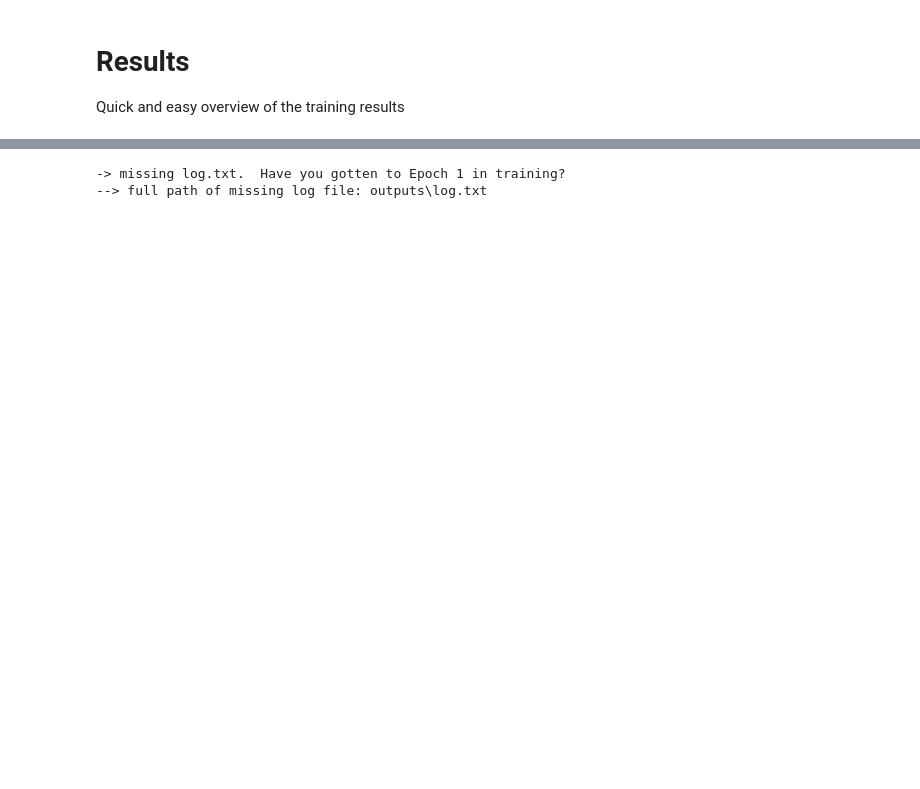
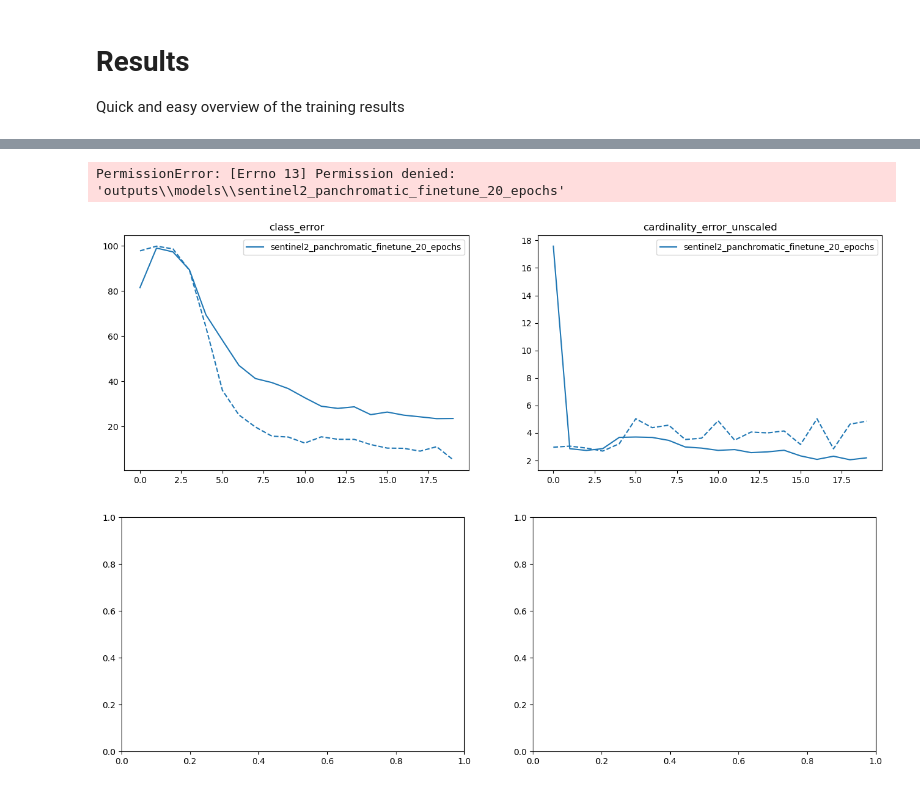
Before and after one commit to Meltob16/detr, a Jupyter notebook: finetune_detr.ipynb, the cells around one changed output, grey strips where cells are left out. Saved outputs shown, nothing was run; the diff lists cells and outputs as text; code cells hidden in the pictures; blank space fills up the shorter version.

Commit message:
panchromatic

```diff
--- a/finetune_detr.ipynb
+++ b/finetune_detr.ipynb
@@ -38,13 +38,11 @@ This allows us to use the pycocotools to load the data dict for the main python
 # %%
 dataset_file = "coco" # alternatively, implement your own coco-type dataset loader in datasets and add this "key" to datasets/__init__.py
 
-dataDir='datasets/sentinel2_coco'
-# dataDir='datasets/ship_playground_coco'
+dataDir='datasets/sentinel2_coco_panchromatic'
 num_classes = 2 # this int should be the actual number of classes + 1 (for no class)
 
-outDir = 'outputs'
+outDir = 'outputs/models/sentinel2_panchromatic_finetune_20_epochs'
 resume = "detr-r50_no-class-head.pth" if pretrained else "scratch"
-frozen_weights = None
 # %% [markdown]
 # Training
 
@@ -97,16 +127,17 @@ plot_logs(log_directory,
 # %%
 
 
 fields_of_interest = (
     'class_error',
     'cardinality_error_unscaled',
     )
 
 plot_logs(log_directory,
           fields_of_interest)
 
-# from util.plot_utils import plot_precision_recall
-# plot_precision_recall(log_directory)
+from util.plot_utils import plot_precision_recall
+plot_precision_recall(log_directory)
 # %% [output]
--> missing log.txt.  Have you gotten to Epoch 1 in training?
---> full path of missing log file: outputs\log.txt
+PermissionError: [Errno 13] Permission denied: 'outputs\\models\\sentinel2_panchromatic_finetune_20_epochs'
+[figure, added]
+[figure, added]
```
Also changed, not shown: parts of 4 cells of this notebook, 4 other files.
